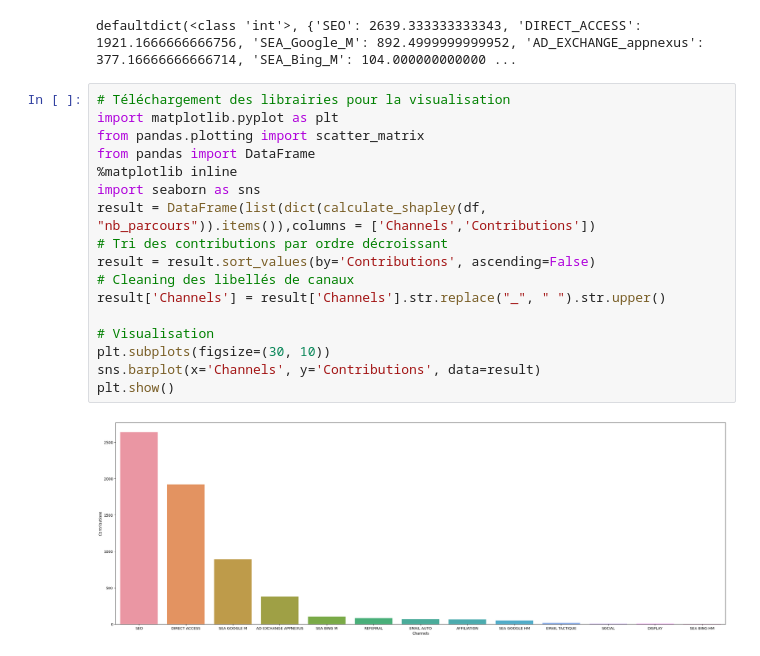
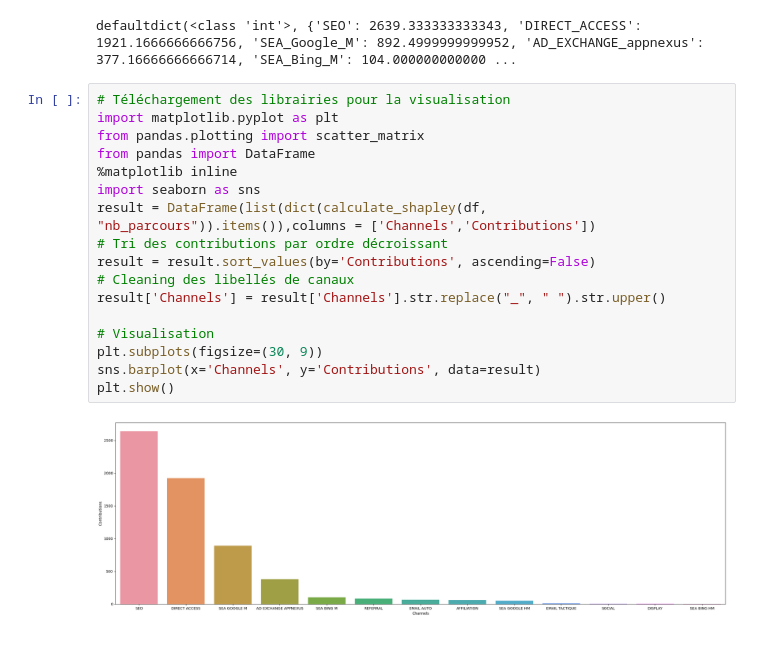
Before and after one commit to salishrodinger/assessment_publicis, a Jupyter notebook: data-driven_attribution_model_Shapley.ipynb, the cells around one changed output. Saved outputs shown, nothing was run; the diff lists cells and outputs as text.

Commit message:
Figsize Update

```diff
--- a/data-driven_attribution_model_Shapley.ipynb
+++ b/data-driven_attribution_model_Shapley.ipynb
@@ -110,19 +110,19 @@ defaultdict(<class 'int'>, {'SEO': 2639.333333333343, 'DIRECT_ACCESS': 1921.1666
 # %%
 # Téléchargement des librairies pour la visualisation
 import matplotlib.pyplot as plt
 from pandas.plotting import scatter_matrix
 from pandas import DataFrame
 %matplotlib inline
 import seaborn as sns
 result = DataFrame(list(dict(calculate_shapley(df, "nb_parcours")).items()),columns = ['Channels','Contributions'])
 # Tri des contributions par ordre décroissant
 result = result.sort_values(by='Contributions', ascending=False)
 # Cleaning des libellés de canaux
 result['Channels'] = result['Channels'].str.replace("_", " ").str.upper()
 
 # Visualisation
-plt.subplots(figsize=(30, 10))
+plt.subplots(figsize=(30, 9))
 sns.barplot(x='Channels', y='Contributions', data=result)
 plt.show()
 # %% [output]
-[figure, old version]
+[figure, new version]
```
